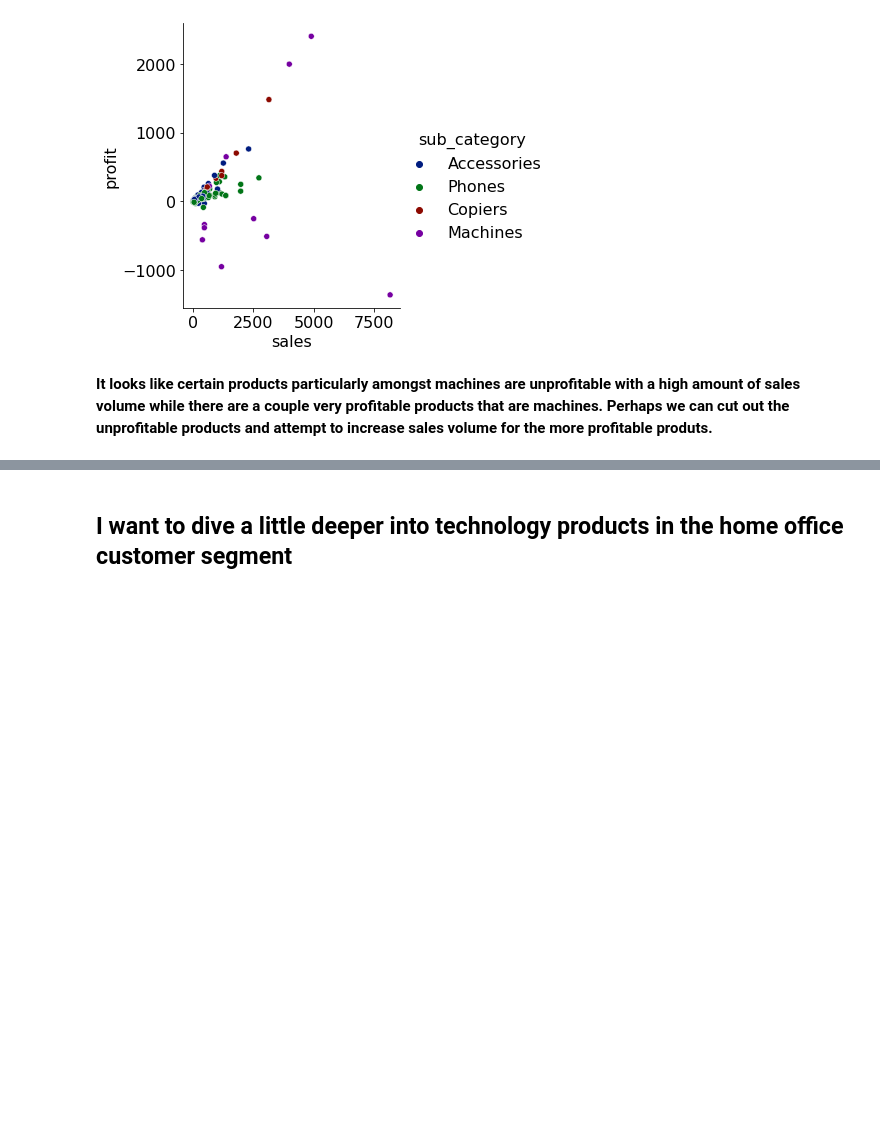
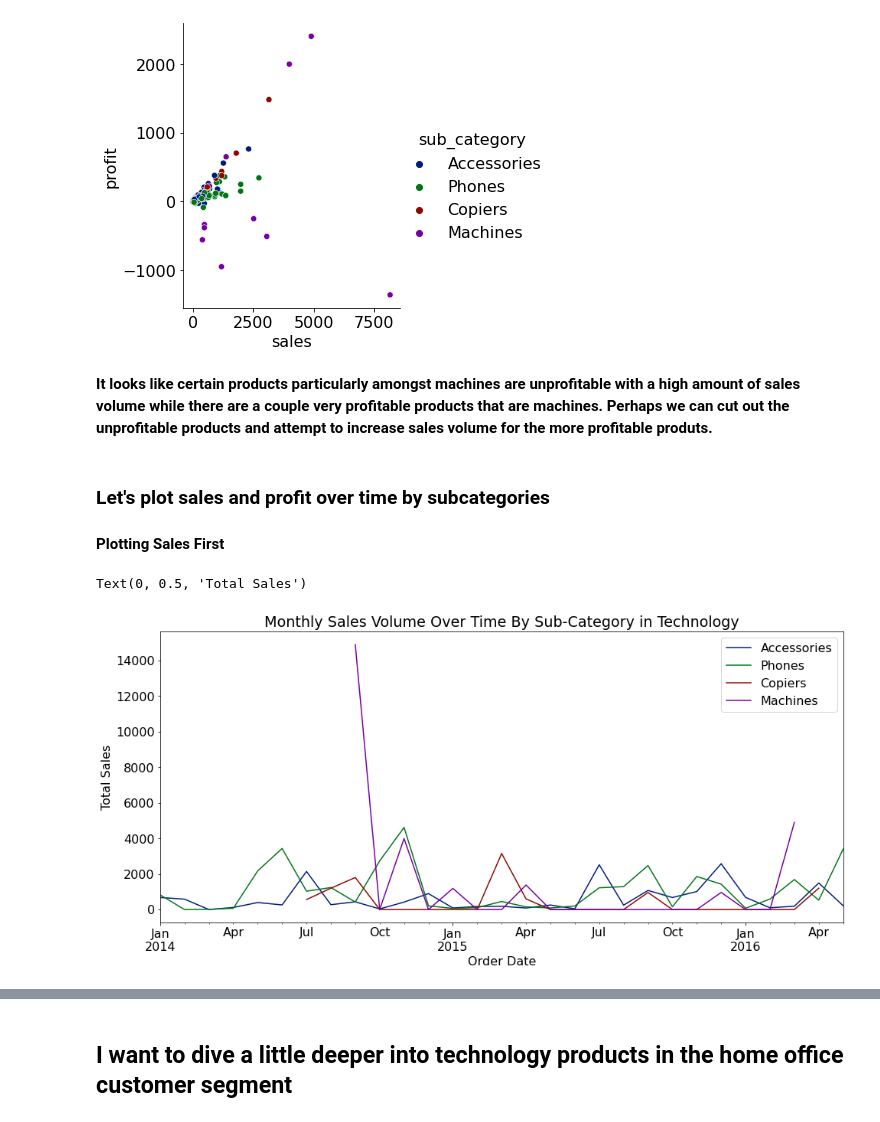
Before and after one commit to Kristofer-Rivera-and-Oliver-Ton/time_series_project, a Jupyter notebook: rivera_working_notebook.ipynb, the cells around one changed output, grey strips where cells are left out. Cells and saved outputs as stored; diff of their text form; code cells hidden in the pictures; blank space fills up the shorter version.

```diff
--- a/rivera_working_notebook.ipynb
+++ b/rivera_working_notebook.ipynb
@@ -459,3 +456,16 @@ sns.relplot(x='sales', y='profit', data = technology, hue = 'sub_category')
 [figure]
 # %% [markdown]
 **It looks like certain products particularly amongst machines are unprofitable with a high amount of sales volume while there are a couple very profitable products that are machines. Perhaps we can cut out the unprofitable products and attempt to increase sales volume for the more profitable produts.**
+# %% [markdown]
+### Let's plot sales and profit over time by subcategories
+#### Plotting Sales First
+# %%
+for c in technology.sub_category.unique():
+    sample = technology[technology.sub_category == c]
+    sample.resample('M').sales.sum().plot(label=c)
+    plt.legend()
+plt.title("Monthly Sales Volume Over Time By Sub-Category in Technology")
+plt.ylabel("Total Sales")
+# %% [output]
+Text(0, 0.5, 'Total Sales')
+[figure, added]
```
Also changed, not shown: parts of 26 cells of this notebook.
